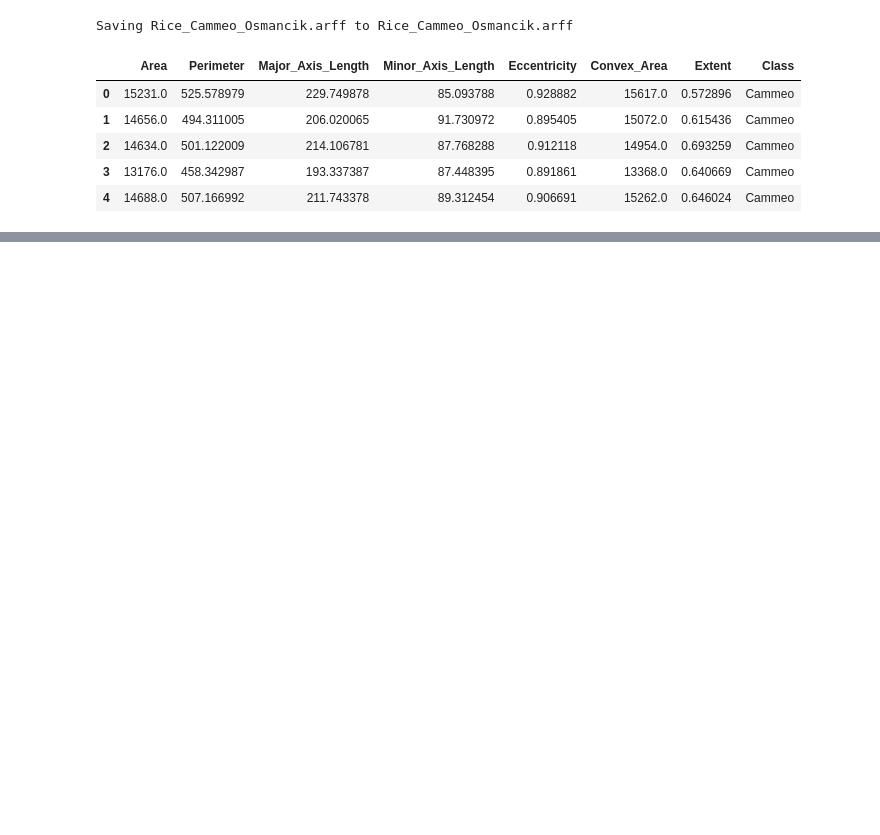
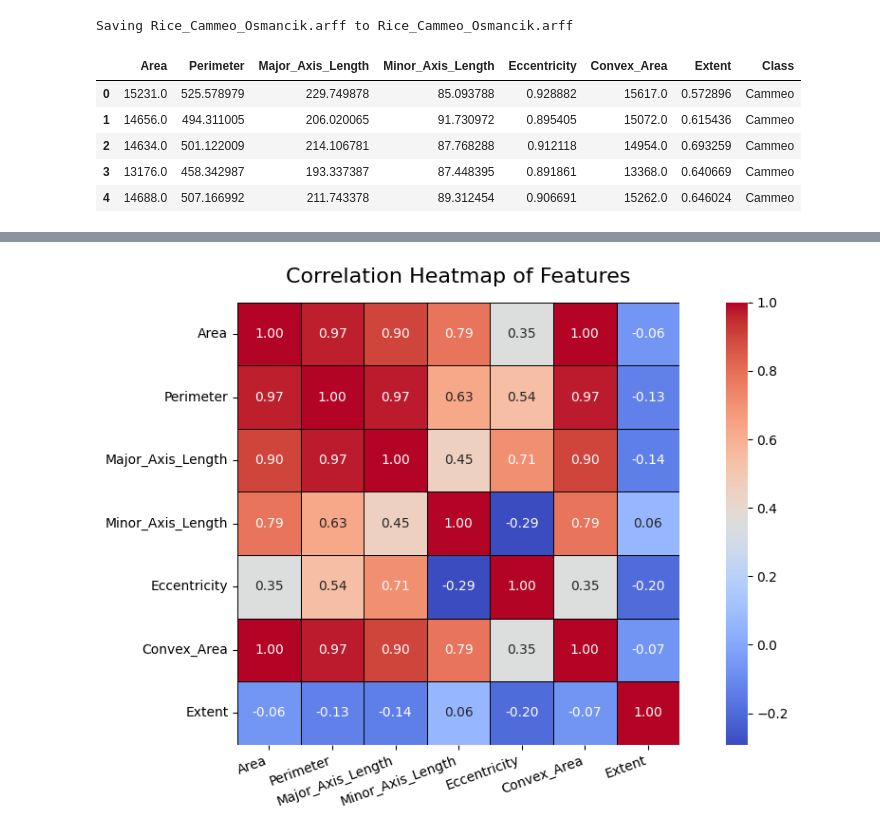
Before and after one commit to irtizzaaa/Machine-Learning-Assignment, a Jupyter notebook: ML_Task1.ipynb, the cells around one changed output, grey strips where cells are left out. Drawn from its saved outputs; the diff is of its cells as text; code cells hidden in the pictures; blank space fills up the shorter version.

```diff
--- a/ML_Task1.ipynb
+++ b/ML_Task1.ipynb
@@ -159,0 +103,21 @@ else:
+# %%
+# Select only numeric columns for the correlation calculation
+numeric_df = df.select_dtypes(include=['float64', 'int64'])
+correlation_matrix = numeric_df.corr()
+
+# Set up the matplotlib figure
+plt.figure(figsize=(10, 6))
+
+# Generate a heatmap with improved aesthetics
+sns.heatmap(correlation_matrix, annot=True, fmt=".2f", cmap="coolwarm", cbar=True, square=True,
+            linewidths=0.5, linecolor='black', annot_kws={"size": 10})
+
+# Title and other aesthetics
+plt.title("Correlation Heatmap of Features", fontsize=16, pad=15)
+plt.xticks(rotation=20, fontsize=10, ha='right')
+plt.yticks(rotation=0, fontsize=10)
+plt.tight_layout()
+
+plt.show()
+# %% [output]
+[figure, added]
```
Also changed, not shown: parts of 18 cells of this notebook.
